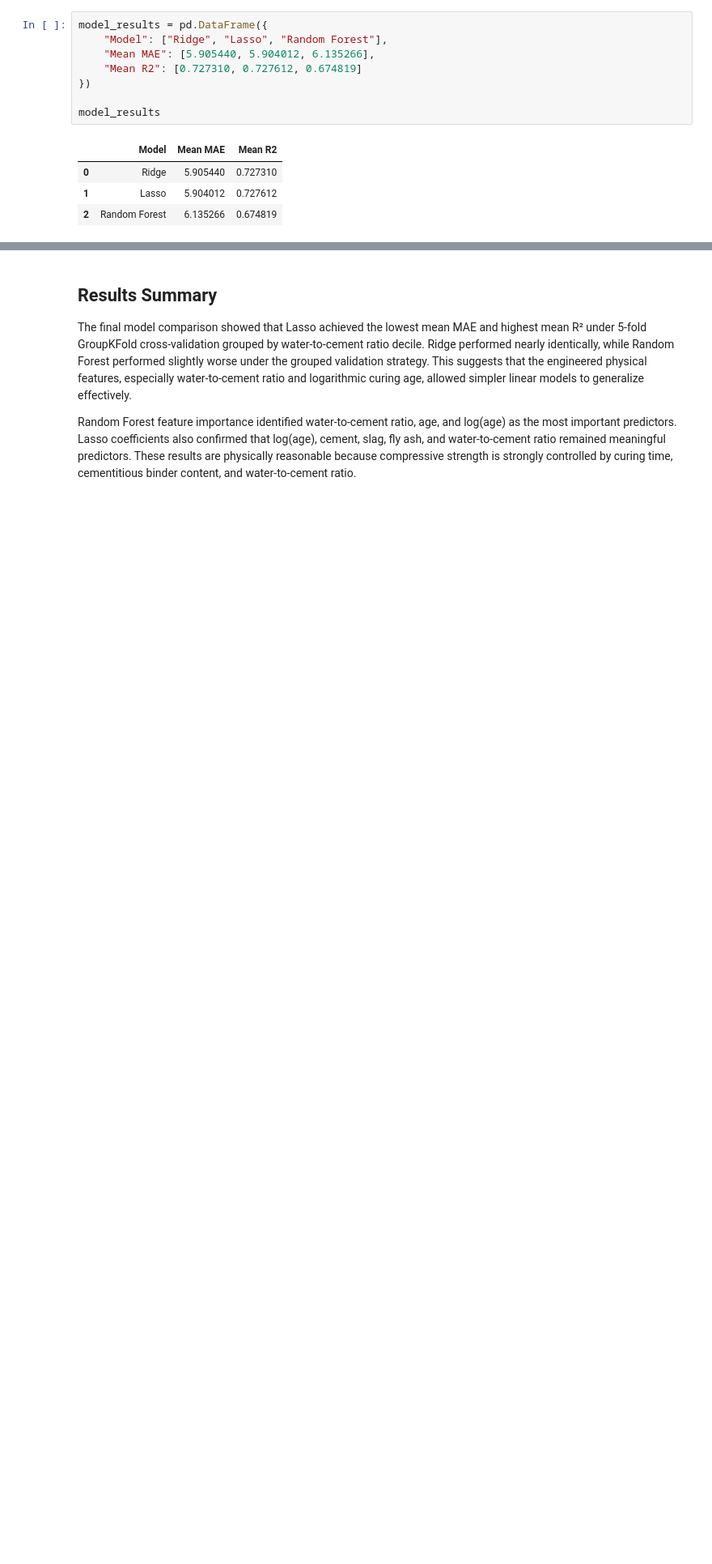
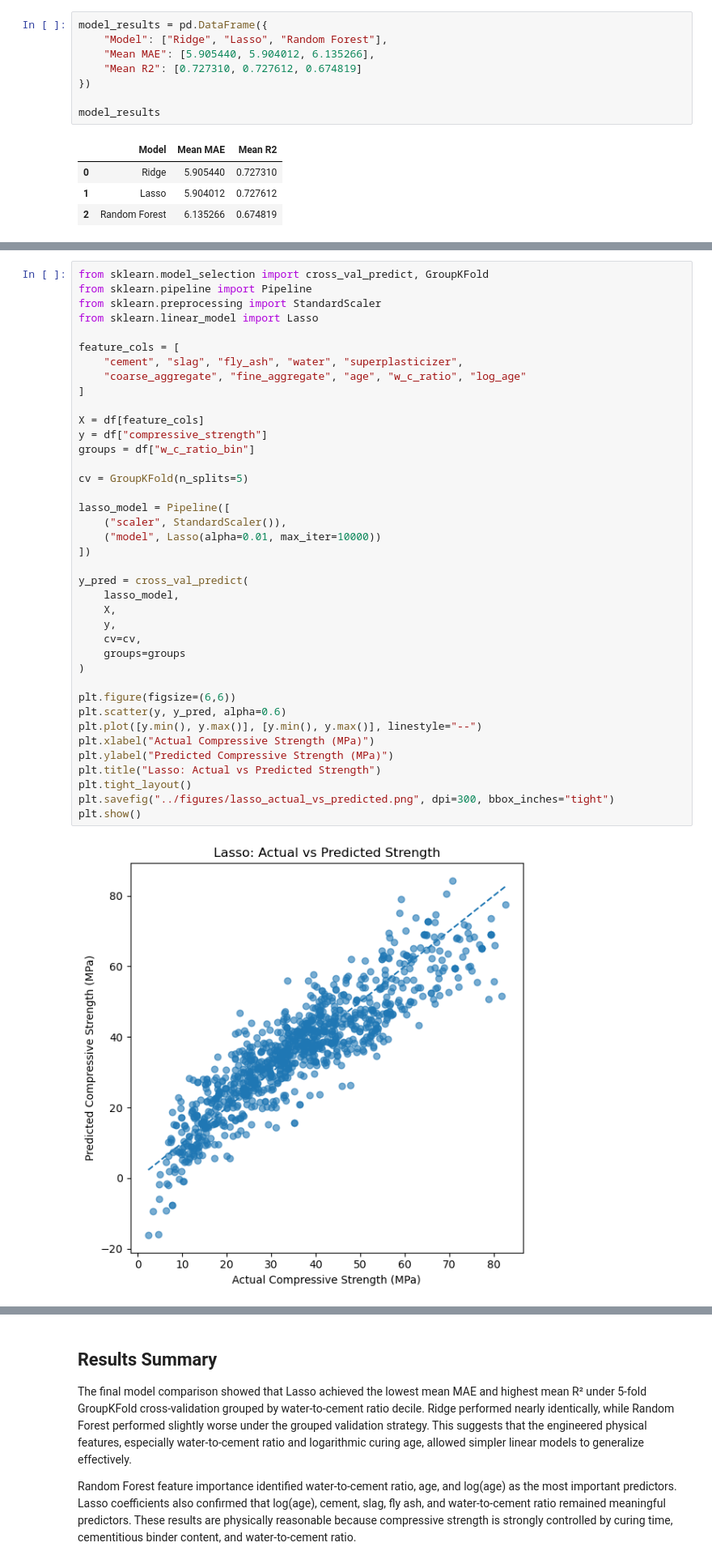
Before and after one commit to atalebai/concrete-compressive-strength-ml, a Jupyter notebook: notebooks/04_results_visualization.ipynb, the cells around one changed output, grey strips where cells are left out. Shown at 81% size. Cells and saved outputs as stored; diff of their text form; blank space fills up the shorter version.

```diff
--- a/notebooks/04_results_visualization.ipynb
+++ b/notebooks/04_results_visualization.ipynb
@@ -42,3 +47,44 @@ plt.tight_layout()
 plt.show()
 # %% [output]
 [figure]
+# %%
+from sklearn.model_selection import cross_val_predict, GroupKFold
+from sklearn.pipeline import Pipeline
+from sklearn.preprocessing import StandardScaler
+from sklearn.linear_model import Lasso
+
+feature_cols = [
+    "cement", "slag", "fly_ash", "water", "superplasticizer",
+    "coarse_aggregate", "fine_aggregate", "age", "w_c_ratio", "log_age"
+]
+
+X = df[feature_cols]
+y = df["compressive_strength"]
+groups = df["w_c_ratio_bin"]
+
+cv = GroupKFold(n_splits=5)
+
+lasso_model = Pipeline([
+    ("scaler", StandardScaler()),
+    ("model", Lasso(alpha=0.01, max_iter=10000))
+])
+
+y_pred = cross_val_predict(
+    lasso_model,
+    X,
+    y,
+    cv=cv,
+    groups=groups
+)
+
+plt.figure(figsize=(6,6))
+plt.scatter(y, y_pred, alpha=0.6)
+plt.plot([y.min(), y.max()], [y.min(), y.max()], linestyle="--")
+plt.xlabel("Actual Compressive Strength (MPa)")
+plt.ylabel("Predicted Compressive Strength (MPa)")
+plt.title("Lasso: Actual vs Predicted Strength")
+plt.tight_layout()
+plt.savefig("../figures/lasso_actual_vs_predicted.png", dpi=300, bbox_inches="tight")
+plt.show()
+# %% [output]
+[figure, added]
```
Also changed, not shown: parts of 7 cells of this notebook, 7 other files.
